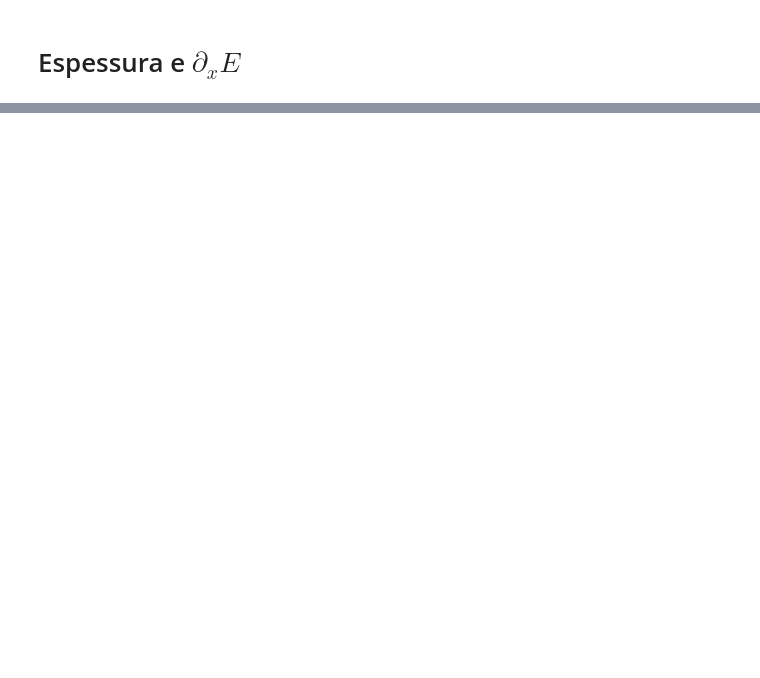
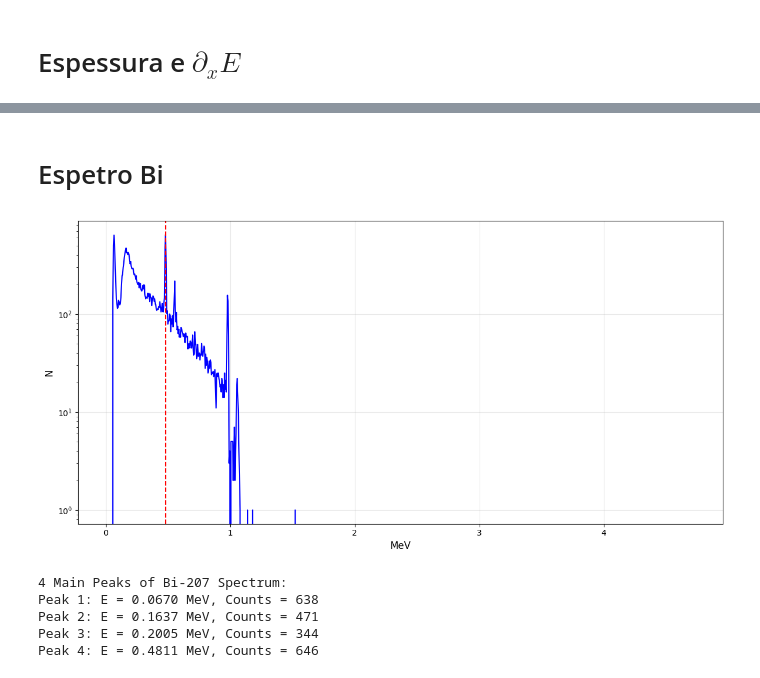
Before and after one commit to David-Amarante/LFEA, a Jupyter notebook: 03_espessura&Bi.ipynb, the cells around one changed output, grey strips where cells are left out. Saved outputs shown, nothing was run; the diff lists cells and outputs as text; code cells hidden in the pictures; blank space fills up the shorter version.

```diff
--- a/03_espessura&Bi.ipynb
+++ b/03_espessura&Bi.ipynb
@@ -69,6 +69,20 @@ def compute_chi2(o, e, dof=None):
 
 def linear(x, m, b):
         return m * x + b
+
+# Valores a 10 casas decimais
+M_CALIB = 0.0053690352
+B_CALIB = 0.0235248553
+M_CALIB_SIGMA = 0.0000648034
+B_CALIB_SIGMA = 0.0072530131
+
+def calib(channels, sigma_channels=None):
+    energy = linear(channels, M_CALIB, B_CALIB)
+    if sigma_channels is not None:
+        sigma_energy = np.sqrt((M_CALIB_SIGMA * channels)**2 + (M_CALIB * sigma_channels)**2 + B_CALIB_SIGMA**2)
+    else:
+         sigma_energy = np.sqrt((M_CALIB_SIGMA * channels)**2 + B_CALIB_SIGMA**2)
+    return energy, sigma_energy
 # %% [markdown]
 # Espessura e $\partial_x E$
 # %%
@@ -157,0 +265,46 @@ print(f"Δx = {dx:.6f} ± {sigma_dx:.6f} cm")
+# %%
+M_CALIB = 0.0046012035
+B_CALIB = 0.0118155699
+M_CALIB_SIGMA = 0.0000363440
+B_CALIB_SIGMA = 0.0024023031
+
+def calib(channels, sigma_channels=None):
+    energy = linear(channels, M_CALIB, B_CALIB)
+    if sigma_channels is not None:
+        sigma_energy = np.sqrt((M_CALIB_SIGMA * channels)**2 + (M_CALIB * sigma_channels)**2 + B_CALIB_SIGMA**2)
+    else:
+         sigma_energy = np.sqrt((M_CALIB_SIGMA * channels)**2 + B_CALIB_SIGMA**2)
+    return energy, sigma_energy
+# %% [markdown]
+# Espetro Bi
+# %%
+bi_channels, bi_counts = load_spectrum('BIPR3.ASC')
+bi_energies, bi_sigma_energies = calib(bi_channels)
+
+fig, ax = plt.subplots(figsize=(12, 6))
+ax.plot(bi_energies, bi_counts, 'b-', linewidth=1.5)
+ax.axvline(x=0.4811, color='r', linestyle='--', label='Bi-207: 0.6093 MeV')
+ax.set_yscale('log')
+ax.set_xlabel('MeV', fontsize=12)
+ax.set_ylabel('N', fontsize=12)
+ax.grid(True, alpha=0.3)
+plt.tight_layout()
+plt.show()
+# %% [output]
+[figure, added]
+# %%
+# Identify 4 main peaks
+peaks, properties = signal.find_peaks(bi_counts, height=10, distance=5)
+peak_heights = properties['peak_heights']
+sorted_indices = np.argsort(peak_heights)[::-1][:4]
+main_peaks = peaks[sorted_indices]
+
+print("4 Main Peaks of Bi-207 Spectrum:")
+for i, peak_idx in enumerate(sorted(main_peaks), 1):
+    print(f"Peak {i}: E = {bi_energies[peak_idx]:.4f} MeV, Counts = {bi_counts[peak_idx]:.0f}")
+# %% [output]
+4 Main Peaks of Bi-207 Spectrum:
+Peak 1: E = 0.0670 MeV, Counts = 638
+Peak 2: E = 0.1637 MeV, Counts = 471
+Peak 3: E = 0.2005 MeV, Counts = 344
+Peak 4: E = 0.4811 MeV, Counts = 646
```
Also changed, not shown: parts of 4 cells of this notebook.
